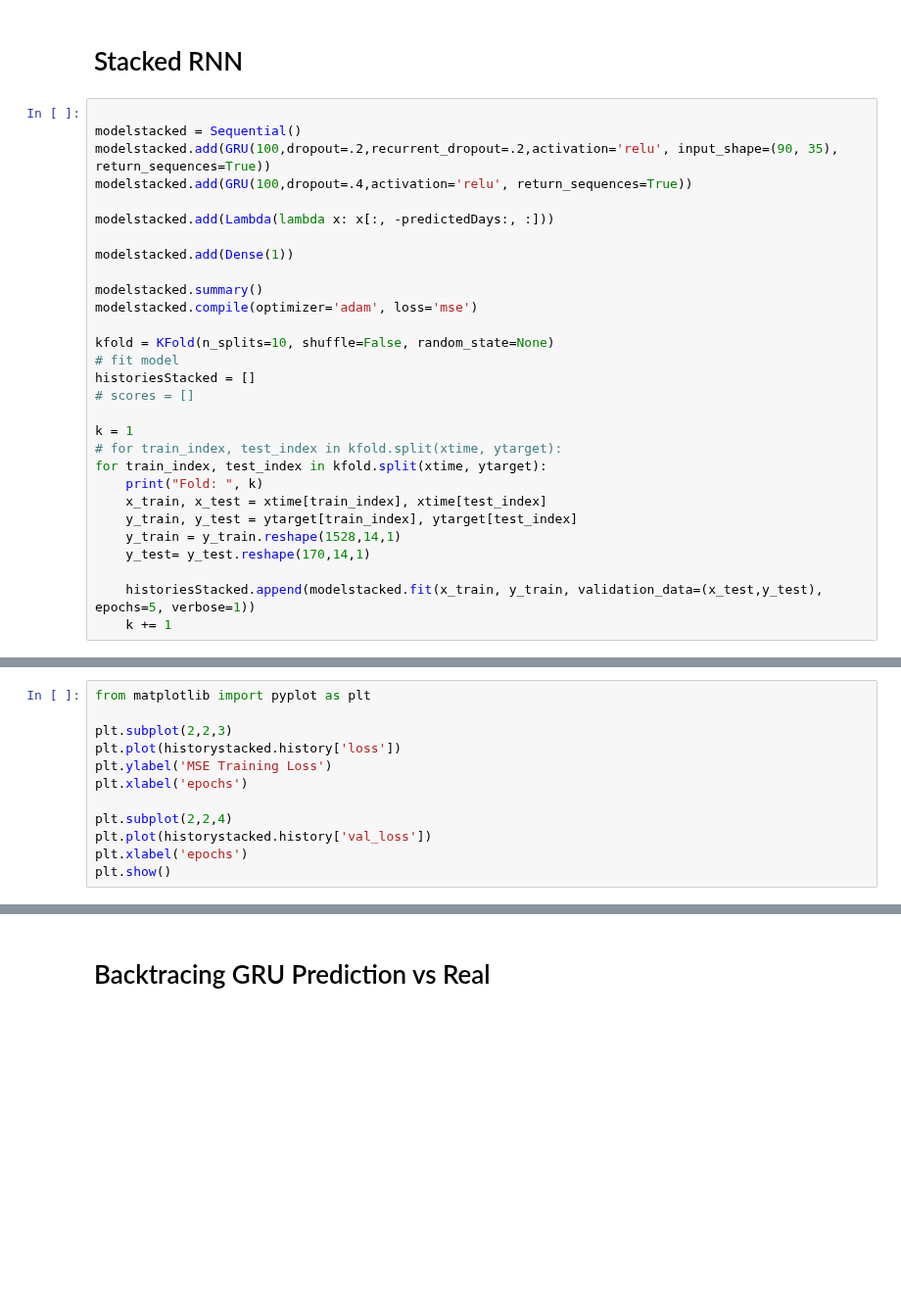
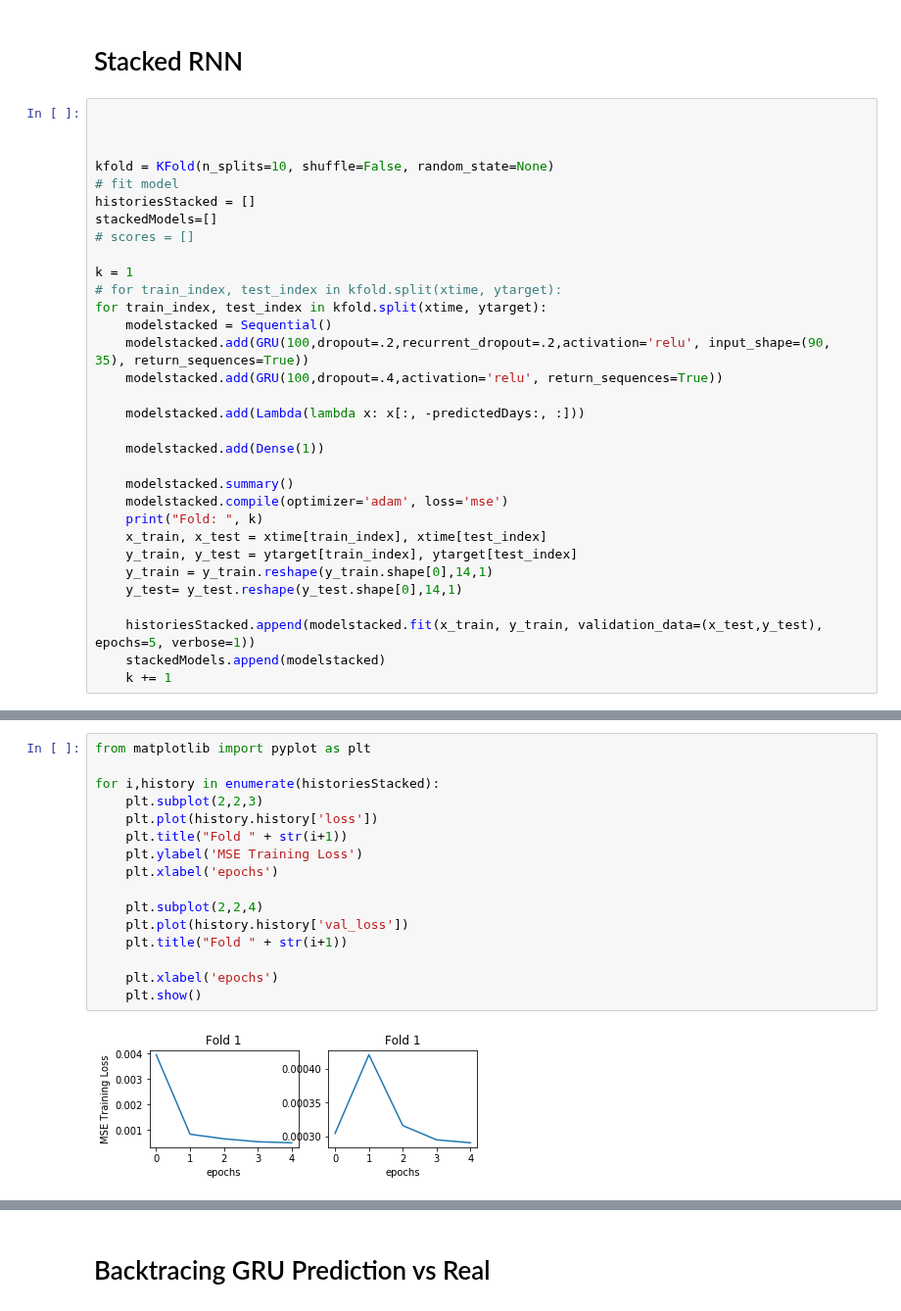
Before and after one commit to l1onh3art88/ml-lab2, a Jupyter notebook: lab7/Lab-7.ipynb, the cells around one changed output, grey strips where cells are left out. Shown at 98% size. Drawn from its saved outputs; the diff is of its cells as text; blank space fills up the shorter version.

```diff
--- a/lab7/Lab-7.ipynb
+++ b/lab7/Lab-7.ipynb
@@ -304,32 +348,35 @@ plt.show()
 # Stacked RNN
 # %%
 
-modelstacked = Sequential()
-modelstacked.add(GRU(100,dropout=.2,recurrent_dropout=.2,activation='relu', input_shape=(90, 35), return_sequences=True))
-modelstacked.add(GRU(100,dropout=.4,activation='relu', return_sequences=True))
 
-modelstacked.add(Lambda(lambda x: x[:, -predictedDays:, :]))
-
-modelstacked.add(Dense(1))
-
-modelstacked.summary()
-modelstacked.compile(optimizer='adam', loss='mse')
 
 kfold = KFold(n_splits=10, shuffle=False, random_state=None)
 # fit model
 historiesStacked = []
+stackedModels=[]
 # scores = []
 
 k = 1
 # for train_index, test_index in kfold.split(xtime, ytarget):
 for train_index, test_index in kfold.split(xtime, ytarget):
+    modelstacked = Sequential()
+    modelstacked.add(GRU(100,dropout=.2,recurrent_dropout=.2,activation='relu', input_shape=(90, 35), return_sequences=True))
+    modelstacked.add(GRU(100,dropout=.4,activation='relu', return_sequences=True))
+
+    modelstacked.add(Lambda(lambda x: x[:, -predictedDays:, :]))
+
+    modelstacked.add(Dense(1))
+
+    modelstacked.summary()
+    modelstacked.compile(optimizer='adam', loss='mse')
     print("Fold: ", k)
     x_train, x_test = xtime[train_index], xtime[test_index]
     y_train, y_test = ytarget[train_index], ytarget[test_index]
-    y_train = y_train.reshape(1528,14,1)
-    y_test= y_test.reshape(170,14,1)
+    y_train = y_train.reshape(y_train.shape[0],14,1)
+    y_test= y_test.reshape(y_test.shape[0],14,1)
 
     historiesStacked.append(modelstacked.fit(x_train, y_train, validation_data=(x_test,y_test), epochs=5, verbose=1))
+    stackedModels.append(modelstacked)
     k += 1
 # %% [output]
 _________________________________________________________________
@@ -353,12 +399,18 @@ KeyboardInterrupt:
 # %%
 from matplotlib import pyplot as plt
 
-plt.subplot(2,2,3)
-plt.plot(historystacked.history['loss'])
-plt.ylabel('MSE Training Loss')
-plt.xlabel('epochs')
+for i,history in enumerate(historiesStacked):
+    plt.subplot(2,2,3)
+    plt.plot(history.history['loss'])
+    plt.title("Fold " + str(i+1))
+    plt.ylabel('MSE Training Loss')
+    plt.xlabel('epochs')
 
-plt.subplot(2,2,4)
-plt.plot(historystacked.history['val_loss'])
-plt.xlabel('epochs')
-plt.show()
+    plt.subplot(2,2,4)
+    plt.plot(history.history['val_loss'])
+    plt.title("Fold " + str(i+1))
+
+    plt.xlabel('epochs')
+    plt.show()
+# %% [output]
+[figure, added]
```
Also changed, not shown: parts of 29 cells of this notebook.
